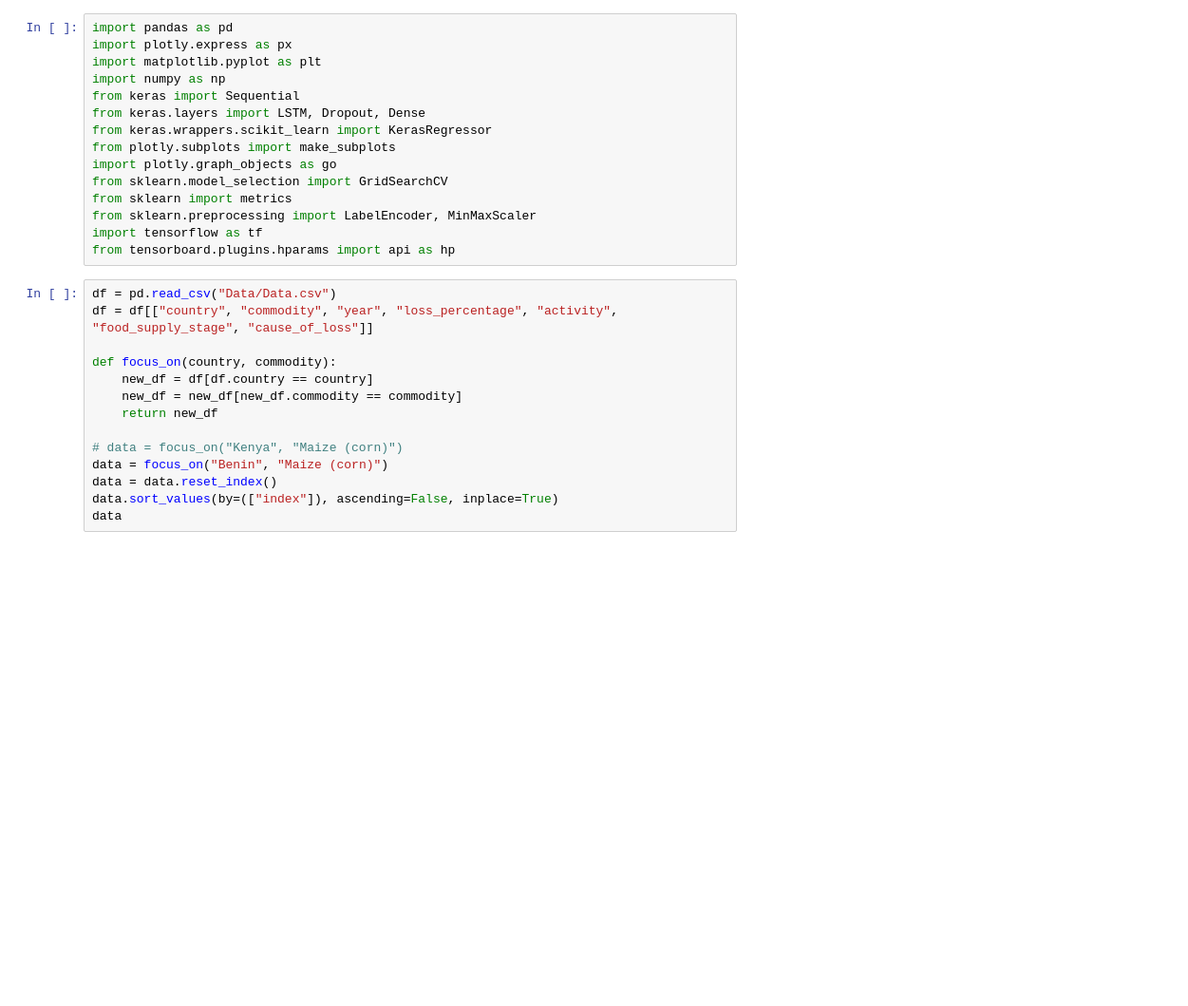
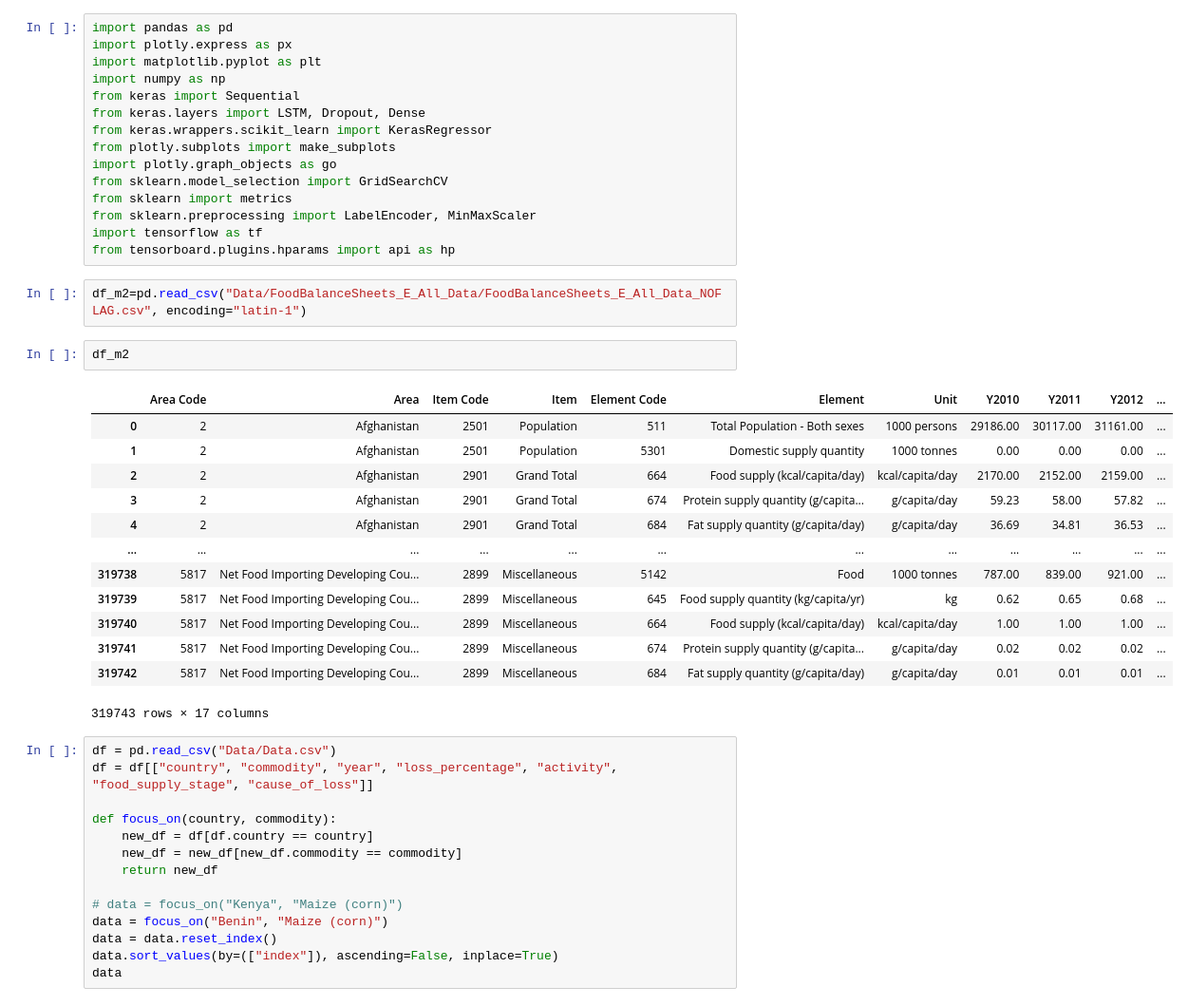
Before and after one commit to murathansygl/Food-Supply-Chain, a Jupyter notebook: module_2.ipynb, the cells around one changed output. Shown at 95% size. Saved outputs shown, nothing was run; the diff lists cells and outputs as text; blank space fills up the shorter version.

```diff
--- a/lstm_v1.ipynb
+++ b/module_2.ipynb
@@ -13,6 +13,24 @@ from sklearn import metrics
 from sklearn.preprocessing import LabelEncoder, MinMaxScaler
 import tensorflow as tf
 from tensorboard.plugins.hparams import api as hp
+# %%
+df_m2=pd.read_csv("Data/FoodBalanceSheets_E_All_Data/FoodBalanceSheets_E_All_Data_NOFLAG.csv", encoding="latin-1")
+# %%
+df_m2
+# %% [output]
+|  | Area Code | Area | Item Code | Item | Element Code | Element | Unit | Y2010 | Y2011 | Y2012 | ... |
+| 0 | 2 | Afghanistan | 2501 | Population | 511 | Total Population - Both sexes | 1000 persons | 29186.00 | 30117.00 | 31161.00 | ... |
+| 1 | 2 | Afghanistan | 2501 | Population | 5301 | Domestic supply quantity | 1000 tonnes | 0.00 | 0.00 | 0.00 | ... |
+| 2 | 2 | Afghanistan | 2901 | Grand Total | 664 | Food supply (kcal/capita/day) | kcal/capita/day | 2170.00 | 2152.00 | 2159.00 | ... |
+| 3 | 2 | Afghanistan | 2901 | Grand Total | 674 | Protein supply quantity (g/capita... | g/capita/day | 59.23 | 58.00 | 57.82 | ... |
+| 4 | 2 | Afghanistan | 2901 | Grand Total | 684 | Fat supply quantity (g/capita/day) | g/capita/day | 36.69 | 34.81 | 36.53 | ... |
+| ... | ... | ... | ... | ... | ... | ... | ... | ... | ... | ... | ... |
+| 319738 | 5817 | Net Food Importing Developing Cou... | 2899 | Miscellaneous | 5142 | Food | 1000 tonnes | 787.00 | 839.00 | 921.00 | ... |
+| 319739 | 5817 | Net Food Importing Developing Cou... | 2899 | Miscellaneous | 645 | Food supply quantity (kg/capita/yr) | kg | 0.62 | 0.65 | 0.68 | ... |
+| 319740 | 5817 | Net Food Importing Developing Cou... | 2899 | Miscellaneous | 664 | Food supply (kcal/capita/day) | kcal/capita/day | 1.00 | 1.00 | 1.00 | ... |
+| 319741 | 5817 | Net Food Importing Developing Cou... | 2899 | Miscellaneous | 674 | Protein supply quantity (g/capita... | g/capita/day | 0.02 | 0.02 | 0.02 | ... |
+| 319742 | 5817 | Net Food Importing Developing Cou... | 2899 | Miscellaneous | 684 | Fat supply quantity (g/capita/day) | g/capita/day | 0.01 | 0.01 | 0.01 | ... |
+319743 rows × 17 columns
 # %%
 df = pd.read_csv("Data/Data.csv")
 df = df[["country", "commodity", "year", "loss_percentage", "activity", "food_supply_stage", "cause_of_loss"]]
```
